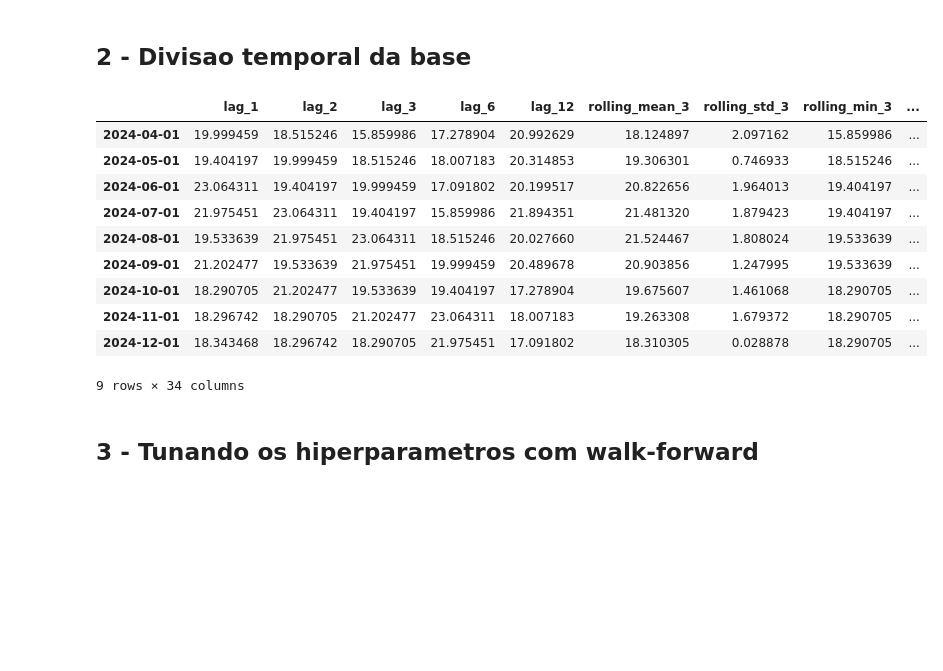
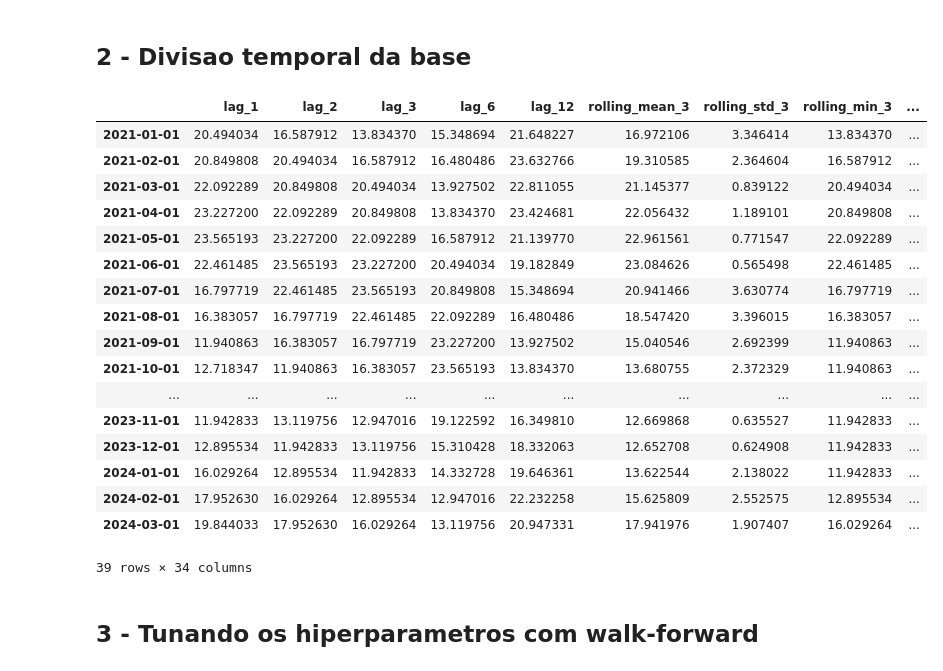
Before and after one commit to GCabral95/Series_temporais, a Jupyter notebook: XGBoost em série temporal.ipynb, the cells around one changed output. Saved outputs shown, nothing was run; the diff lists cells and outputs as text; code cells hidden in the pictures; blank space fills up the shorter version.

```diff
--- a/XGBoost em série temporal.ipynb
+++ b/XGBoost em série temporal.ipynb
@@ -3,7 +3,7 @@ import numpy as np
 import pandas as pd
 
 # Parâmetros da série mensal para 5 anos
-np.random.seed(409)
+np.random.seed(555)
 periods = 60  # 5 anos de dados mensais
 
 # Índice de datas mensais (início de mês)
@@ -11,7 +11,7 @@ dates = pd.date_range(start='2020-01-01', periods=periods, freq='MS')
 
 # Componentes da série
 trend = np.linspace(19, 16, periods)  # tendência linear
-seasonal = 5 * np.sin(1 * np.pi * dates.month / 12)  # sazonalidade anual mensal
+seasonal = 5 * np.sin(2 * np.pi * dates.month / 12)  # sazonalidade anual mensal
 noise = np.random.normal(scale=1, size=periods)    # ruído
 
 # Combinação dos componentes
@@ -188,19 +188,26 @@ X_train, X_test = X.iloc[:train_size], X.iloc[train_size:]
 y_train, y_test = y.iloc[:train_size], y.iloc[train_size:]
 n_samples = X_train.shape[0]
 # %%
-X_test
+X_train
 # %% [output]
 |  | lag_1 | lag_2 | lag_3 | lag_6 | lag_12 | rolling_mean_3 | rolling_std_3 | rolling_min_3 | ... |
-| 2024-04-01 | 19.999459 | 18.515246 | 15.859986 | 17.278904 | 20.992629 | 18.124897 | 2.097162 | 15.859986 | ... |
-| 2024-05-01 | 19.404197 | 19.999459 | 18.515246 | 18.007183 | 20.314853 | 19.306301 | 0.746933 | 18.515246 | ... |
-| 2024-06-01 | 23.064311 | 19.404197 | 19.999459 | 17.091802 | 20.199517 | 20.822656 | 1.964013 | 19.404197 | ... |
-| 2024-07-01 | 21.975451 | 23.064311 | 19.404197 | 15.859986 | 21.894351 | 21.481320 | 1.879423 | 19.404197 | ... |
-| 2024-08-01 | 19.533639 | 21.975451 | 23.064311 | 18.515246 | 20.027660 | 21.524467 | 1.808024 | 19.533639 | ... |
-| 2024-09-01 | 21.202477 | 19.533639 | 21.975451 | 19.999459 | 20.489678 | 20.903856 | 1.247995 | 19.533639 | ... |
-| 2024-10-01 | 18.290705 | 21.202477 | 19.533639 | 19.404197 | 17.278904 | 19.675607 | 1.461068 | 18.290705 | ... |
-| 2024-11-01 | 18.296742 | 18.290705 | 21.202477 | 23.064311 | 18.007183 | 19.263308 | 1.679372 | 18.290705 | ... |
-| 2024-12-01 | 18.343468 | 18.296742 | 18.290705 | 21.975451 | 17.091802 | 18.310305 | 0.028878 | 18.290705 | ... |
+| 2021-01-01 | 20.494034 | 16.587912 | 13.834370 | 15.348694 | 21.648227 | 16.972106 | 3.346414 | 13.834370 | ... |
+| 2021-02-01 | 20.849808 | 20.494034 | 16.587912 | 16.480486 | 23.632766 | 19.310585 | 2.364604 | 16.587912 | ... |
+| 2021-03-01 | 22.092289 | 20.849808 | 20.494034 | 13.927502 | 22.811055 | 21.145377 | 0.839122 | 20.494034 | ... |
+| 2021-04-01 | 23.227200 | 22.092289 | 20.849808 | 13.834370 | 23.424681 | 22.056432 | 1.189101 | 20.849808 | ... |
+| 2021-05-01 | 23.565193 | 23.227200 | 22.092289 | 16.587912 | 21.139770 | 22.961561 | 0.771547 | 22.092289 | ... |
+| 2021-06-01 | 22.461485 | 23.565193 | 23.227200 | 20.494034 | 19.182849 | 23.084626 | 0.565498 | 22.461485 | ... |
+| 2021-07-01 | 16.797719 | 22.461485 | 23.565193 | 20.849808 | 15.348694 | 20.941466 | 3.630774 | 16.797719 | ... |
+| 2021-08-01 | 16.383057 | 16.797719 | 22.461485 | 22.092289 | 16.480486 | 18.547420 | 3.396015 | 16.383057 | ... |
+| 2021-09-01 | 11.940863 | 16.383057 | 16.797719 | 23.227200 | 13.927502 | 15.040546 | 2.692399 | 11.940863 | ... |
+| 2021-10-01 | 12.718347 | 11.940863 | 16.383057 | 23.565193 | 13.834370 | 13.680755 | 2.372329 | 11.940863 | ... |
+| ... | ... | ... | ... | ... | ... | ... | ... | ... | ... |
+| 2023-11-01 | 11.942833 | 13.119756 | 12.947016 | 19.122592 | 16.349810 | 12.669868 | 0.635527 | 11.942833 | ... |
+| 2023-12-01 | 12.895534 | 11.942833 | 13.119756 | 15.310428 | 18.332063 | 12.652708 | 0.624908 | 11.942833 | ... |
+| 2024-01-01 | 16.029264 | 12.895534 | 11.942833 | 14.332728 | 19.646361 | 13.622544 | 2.138022 | 11.942833 | ... |
+| 2024-02-01 | 17.952630 | 16.029264 | 12.895534 | 12.947016 | 22.232258 | 15.625809 | 2.552575 | 12.895534 | ... |
+| 2024-03-01 | 19.844033 | 17.952630 | 16.029264 | 13.119756 | 20.947331 | 17.941976 | 1.907407 | 16.029264 | ... |
-9 rows × 34 columns
+39 rows × 34 columns
 # %% [markdown]
 ## 3 - Tunando os hiperparametros com walk-forward
 # %%
```
Also changed, not shown: parts of 8 cells of this notebook.
